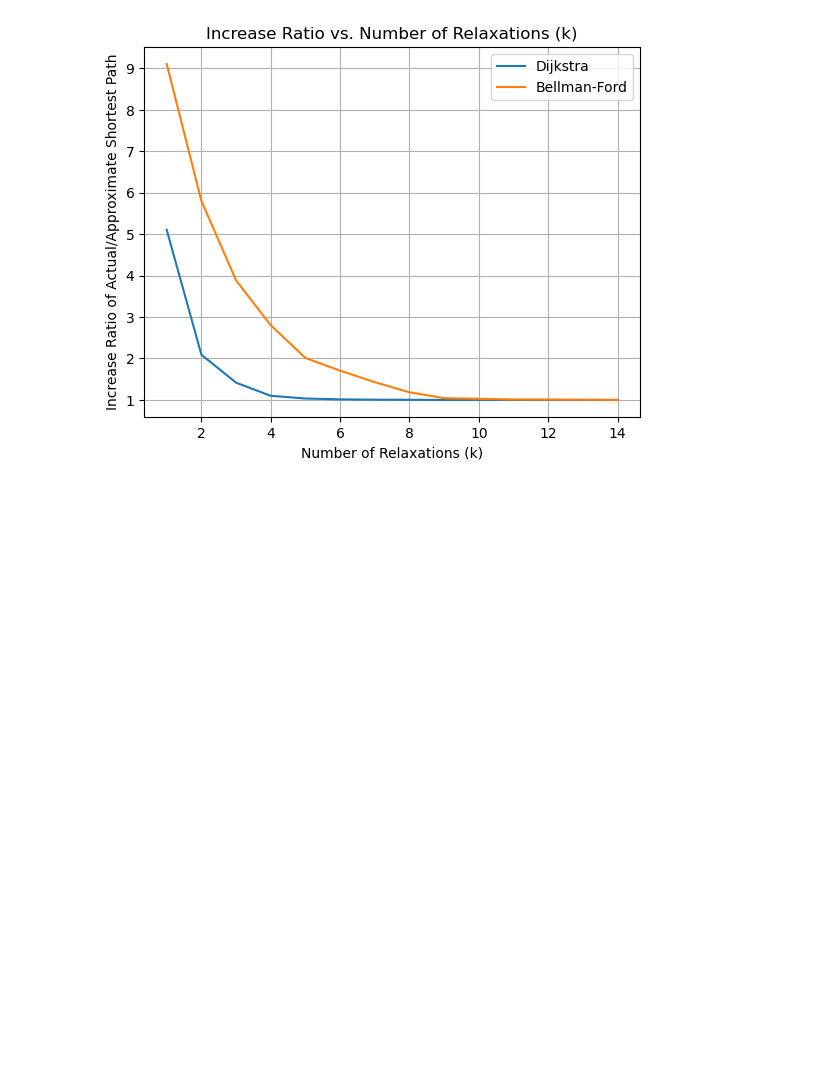
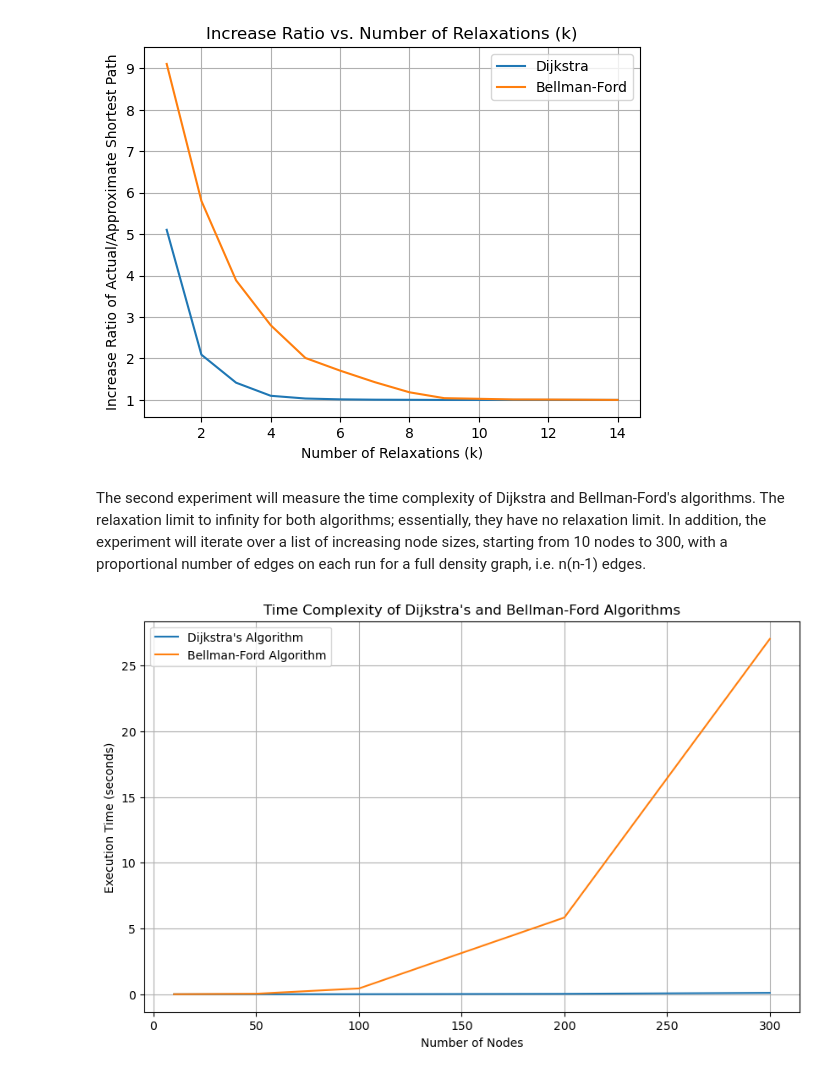
Before and after one commit to CarSerapio/2xc3final-, a Jupyter notebook: Part 1.ipynb, the cells around one changed output. Saved outputs shown, nothing was run; the diff lists cells and outputs as text; code cells hidden in the pictures; blank space fills up the shorter version.

```diff
--- a/Part 1.ipynb
+++ b/Part 1.ipynb
@@ -367,3 +371,48 @@ plt.grid(True)
 plt.show()
 # %% [output]
 [figure]
+# %% [markdown]
+The second experiment will measure the time complexity of Dijkstra and Bellman-Ford's algorithms. The relaxation limit to infinity for both algorithms; essentially, they have no relaxation limit. In addition, the experiment will iterate over a list of increasing node sizes, starting from 10 nodes to 300, with a proportional number of edges on each run for a full density graph, i.e. n(n-1) edges.
+# %%
+def measure_time_complexity(algorithm, nodes_list, max_weight, num_runs):
+    results = []
+    for nodes in node_sizes:
+        edges = nodes * (nodes - 1)
+        execution_times = []
+        graph = DWG()
+        generate_graph(graph, nodes, edges, max_weight)
+        for _ in range(num_runs):
+            source_node = 0
+            start_time = time.time()
+            algorithm(graph, source_node, k)
+            execution_time = time.time() - start_time
+            execution_times.append(execution_time)
+        average_execution_time = sum(execution_times) / num_runs
+        results.append((nodes, average_execution_time))
+    return results
+
+node_sizes = [10, 50, 100, 200, 300]
+max_weight = 10 # max weight for edges
+num_runs = 3 # number of runs for each size
+k = float('inf') # infinite relaxation steps
+
+dijkstra_results = measure_time_complexity(dijkstra, node_sizes, max_weight, num_runs)
+bf_results = measure_time_complexity(bf, node_sizes, max_weight, num_runs)
+# Plot results
+plt.figure(figsize=(10, 6))
+plt.title("Time Complexity of Dijkstra's and Bellman-Ford Algorithms")
+plt.xlabel("Number of Nodes")
+plt.ylabel("Execution Time (seconds)")
+
+x = [result[0] for result in dijkstra_results]  # Number of nodes
+y_dijkstra = [result[1] for result in dijkstra_results]  # Execution time for Dijkstra's algorithm
+y_bellman_ford = [result[1] for result in bf_results]  # Execution time for Bellman-Ford algorithm
+
+plt.plot(x, y_dijkstra, label="Dijkstra's Algorithm")
+plt.plot(x, y_bellman_ford, label="Bellman-Ford Algorithm")
+
+plt.legend()
+plt.grid(True)
+plt.show()
+# %% [output]
+[figure, added]
```
Also changed, not shown: parts of 6 cells of this notebook.
